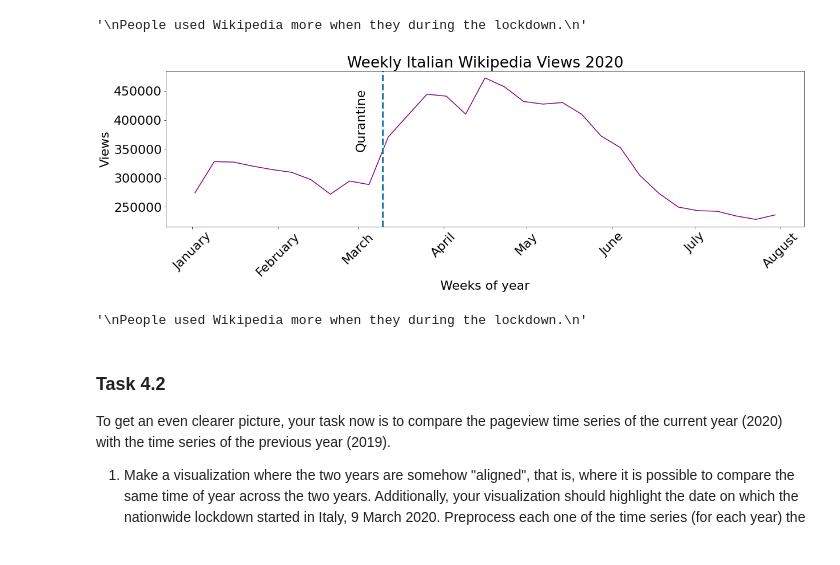
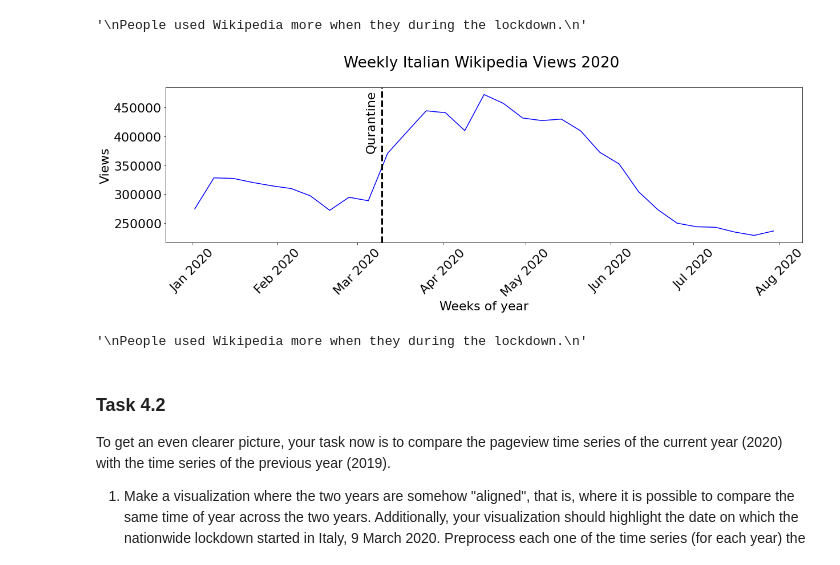
Before and after one commit to alec-flowers/ada-2020-homework1-pandas-pied, a Jupyter notebook: 01 - Pandas Data Wrangling and Data Viz/hw1.ipynb, the cells around one changed output. Cells and saved outputs as stored; diff of their text form; code cells hidden in the pictures.

Commit message:
adding my plot and some analysis to be check together on friday

```diff
--- a/01 - Pandas Data Wrangling and Data Viz/hw1.ipynb
+++ b/01 - Pandas Data Wrangling and Data Viz/hw1.ipynb
@@ -549,29 +549,29 @@ People used Wikipedia more when they during the lockdown.
 # %%
 fig, ax = plt.subplots(figsize=(20, 5))
 ax.plot(tot_view_2020_by_week.Date,
        tot_view_2020_by_week['views'],
-       color='purple')
+       color='blue')
 
 ax.set(xlabel="Date",
        ylabel="Views",
-       title="Weekly Italian Wikipedia Views 2020")
+       title="Weekly Italian Wikipedia Views 2020 \n ")
 plt.setp(ax.get_xticklabels(), rotation=45)
-ax.axvline(x=datetime.datetime(2020,3,9, 0, 0, 0), ymin=0,ymax=1, lw=3, ls='--')
-plt.text(datetime.datetime(2020,3,9)-datetime.timedelta(days=10),3.5e5,'Qurantine',rotation=90)
+ax.axvline(x=datetime.datetime(2020,3,9, 0, 0, 0), ymin=0,ymax=1, lw=3, ls='--',color='k')
+plt.text(datetime.datetime(2020,3,9)-datetime.timedelta(days=6),3.75e5,'Qurantine',rotation=90,color='k')
 ax.set_xticks(pd.date_range(start='2019-12-28',
                                  periods=len(np.arange(0,33,4.42)),
                                   freq='1M', closed='left'))
 ax.set_xticklabels(pd.date_range(start='2020-01-01',
                                  periods=len(np.arange(0,33,4.42)),
-                                  freq='1M', closed='left').strftime('%B'))
+                                  freq='1M', closed='left').strftime('%b %Y'))
 ax.set_xlabel("Weeks of year")
 plt.show()
 
 '''
 People used Wikipedia more when they during the lockdown.
 '''
 # %% [output]
-[figure, old version]
+[figure, new version]
 '\nPeople used Wikipedia more when they during the lockdown.\n'
 # %% [markdown]
 ### **Task 4.2**
```
Also changed, not shown: parts of 8 cells of this notebook.
